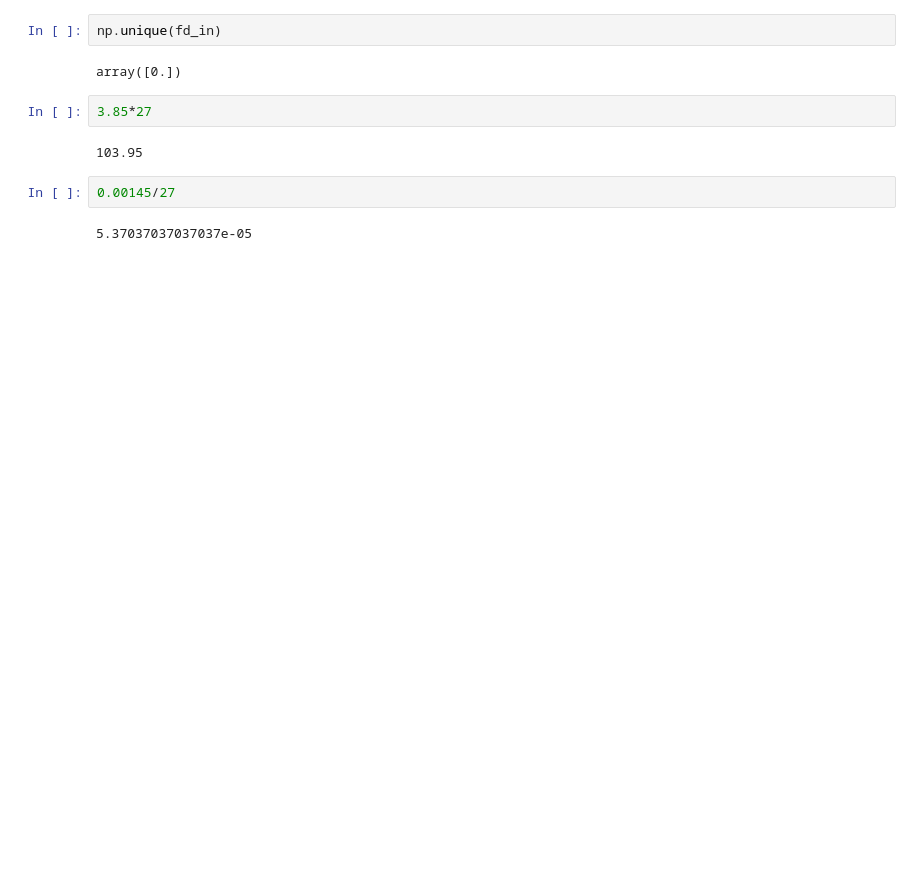
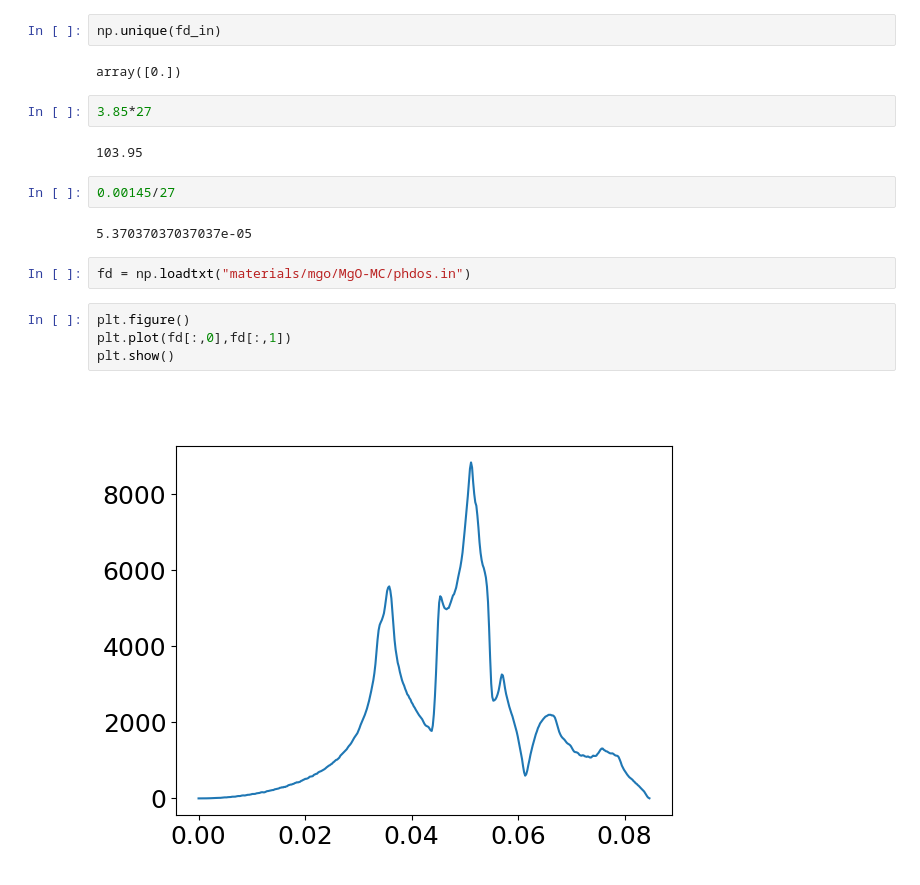
Before and after one commit to oridzel/mast_sey, a Jupyter notebook: plot.ipynb, the cells around one changed output. Saved outputs shown, nothing was run; the diff lists cells and outputs as text; blank space fills up the shorter version.

```diff
--- a/plot.ipynb
+++ b/plot.ipynb
@@ -110,3 +134,11 @@ array([0.])
 0.00145/27
 # %% [output]
 5.37037037037037e-05
+# %%
+fd = np.loadtxt("materials/mgo/MgO-MC/phdos.in")
+# %%
+plt.figure()
+plt.plot(fd[:,0],fd[:,1])
+plt.show()
+# %% [output]
+[figure, added]
```
Also changed, not shown: parts of 4 cells of this notebook, 6 other files.
